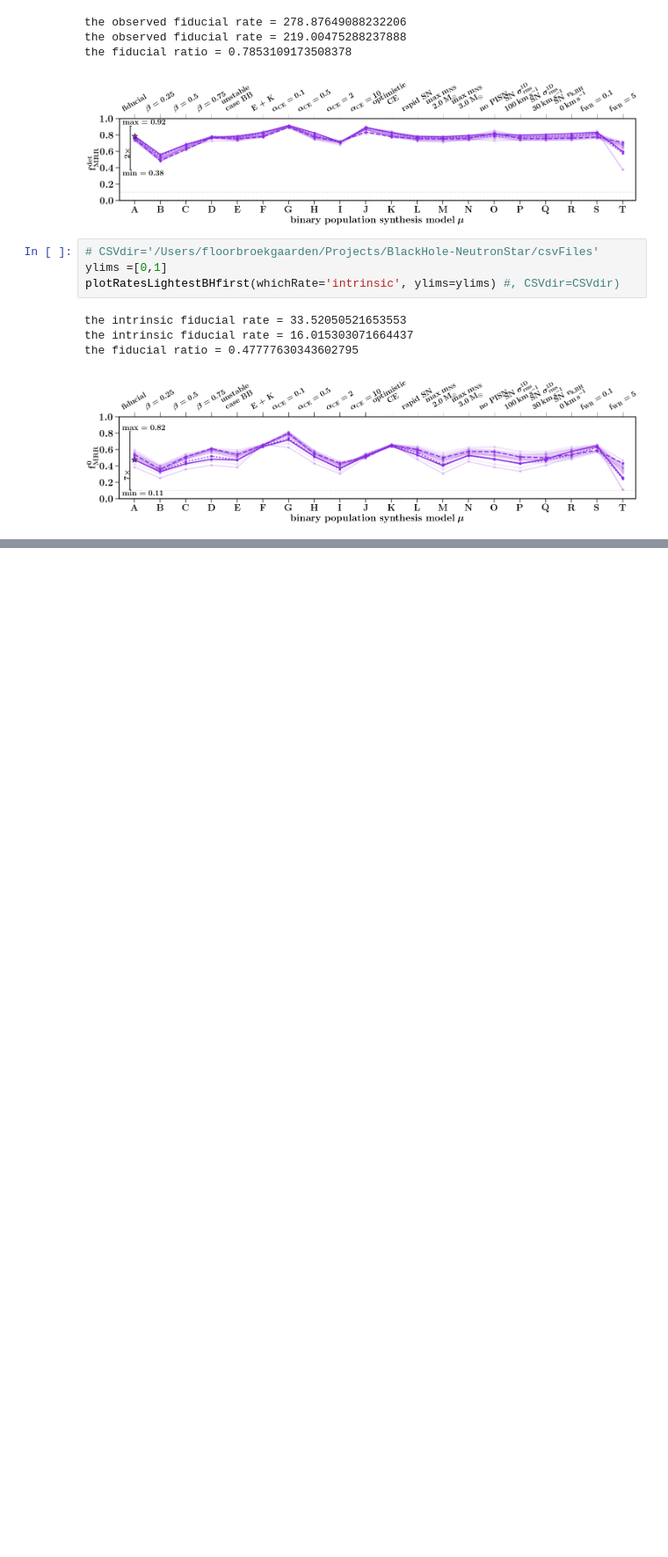
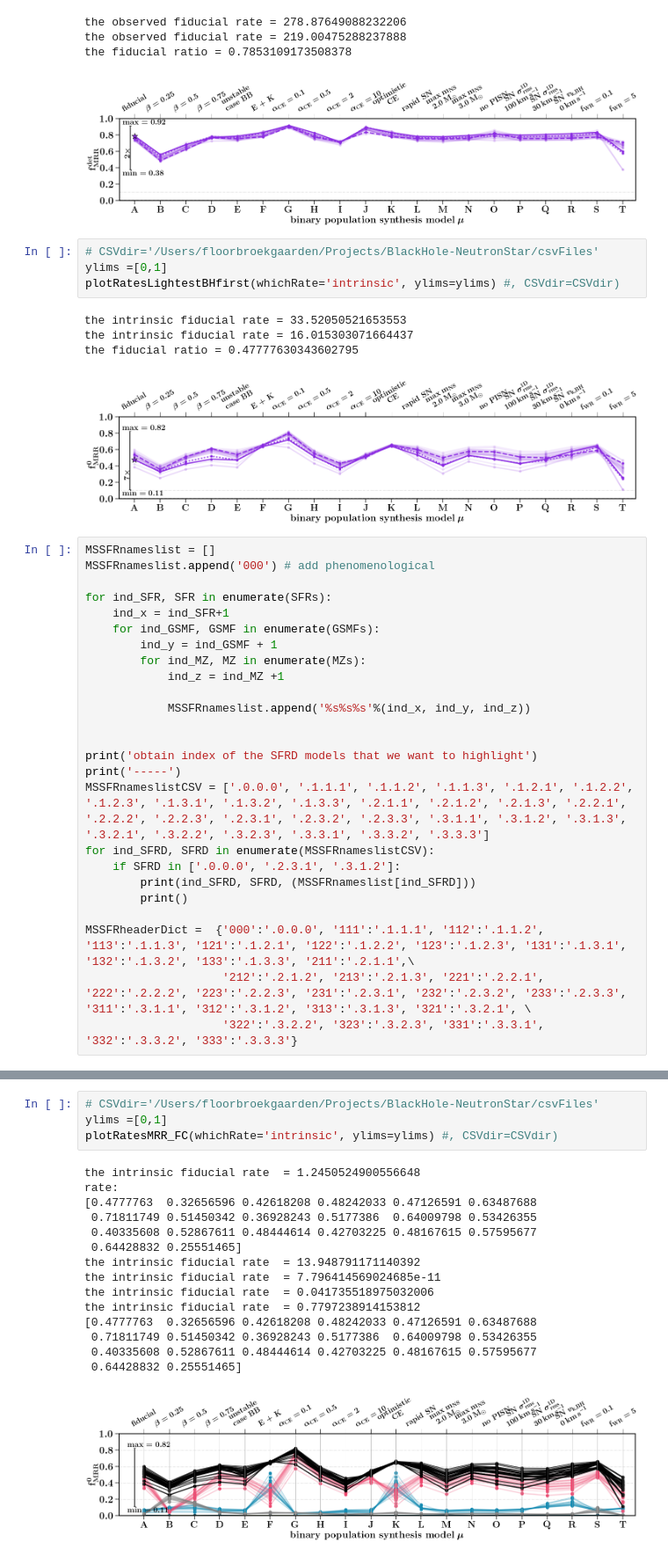
Before and after one commit to FloorBroekgaarden/MRR_Project, a Jupyter notebook: MRR_Rates_For_All_Models/MRR_Rates_Intrinsic_and_Detectable_summary.ipynb, the cells around one changed output, grey strips where cells are left out. Shown at 88% size. Saved outputs shown, nothing was run; the diff lists cells and outputs as text; blank space fills up the shorter version.

Commit message:
update figures

```diff
--- a/MRR_Rates_For_All_Models/MRR_Rates_Intrinsic_and_Detectable_summary.ipynb
+++ b/MRR_Rates_For_All_Models/MRR_Rates_Intrinsic_and_Detectable_summary.ipynb
@@ -260,3 +260,28 @@ the intrinsic fiducial rate = 33.52050521653553
 the intrinsic fiducial rate = 16.015303071664437
 the fiducial ratio = 0.47777630343602795
 [figure]
+# %%
+MSSFRnameslist = []
+MSSFRnameslist.append('000') # add phenomenological
+
+for ind_SFR, SFR in enumerate(SFRs):
+	ind_x = ind_SFR+1
+	for ind_GSMF, GSMF in enumerate(GSMFs):
+		ind_y = ind_GSMF + 1
+		for ind_MZ, MZ in enumerate(MZs):
+			ind_z = ind_MZ +1
+
+			MSSFRnameslist.append('%s%s%s'%(ind_x, ind_y, ind_z))
+
+
+print('obtain index of the SFRD models that we want to highlight')
+print('-----')
+MSSFRnameslistCSV = ['.0.0.0', '.1.1.1', '.1.1.2', '.1.1.3', '.1.2.1', '.1.2.2', '.1.2.3', '.1.3.1', '.1.3.2', '.1.3.3', '.2.1.1', '.2.1.2', '.2.1.3', '.2.2.1', '.2.2.2', '.2.2.3', '.2.3.1', '.2.3.2', '.2.3.3', '.3.1.1', '.3.1.2', '.3.1.3', '.3.2.1', '.3.2.2', '.3.2.3', '.3.3.1', '.3.3.2', '.3.3.3']
+for ind_SFRD, SFRD in enumerate(MSSFRnameslistCSV):
+    if SFRD in ['.0.0.0', '.2.3.1', '.3.1.2']:
+        print(ind_SFRD, SFRD, (MSSFRnameslist[ind_SFRD]))
+        print()
+
+MSSFRheaderDict =  {'000':'.0.0.0', '111':'.1.1.1', '112':'.1.1.2', '113':'.1.1.3', '121':'.1.2.1', '122':'.1.2.2', '123':'.1.2.3', '131':'.1.3.1', '132':'.1.3.2', '133':'.1.3.3', '211':'.2.1.1',\
+                    '212':'.2.1.2', '213':'.2.1.3', '221':'.2.2.1', '222':'.2.2.2', '223':'.2.2.3', '231':'.2.3.1', '232':'.2.3.2', '233':'.2.3.3', '311':'.3.1.1', '312':'.3.1.2', '313':'.3.1.3', '321':'.3.2.1', \
+                    '322':'.3.2.2', '323':'.3.2.3', '331':'.3.3.1', '332':'.3.3.2', '333':'.3.3.3'}
@@ -262,0 +508,20 @@ the fiducial ratio = 0.47777630343602795
+# %%
+# CSVdir='/Users/floorbroekgaarden/Projects/BlackHole-NeutronStar/csvFiles'
+ylims =[0,1]
+plotRatesMRR_FC(whichRate='intrinsic', ylims=ylims) #, CSVdir=CSVdir)
+# %% [output]
+the intrinsic fiducial rate  = 1.2450524900556648
+rate:
+[0.4777763  0.32656596 0.42618208 0.48242033 0.47126591 0.63487688
+ 0.71811749 0.51450342 0.36928243 0.5177386  0.64009798 0.53426355
+ 0.40335608 0.52867611 0.48444614 0.42703225 0.48167615 0.57595677
+ 0.64428832 0.25551465]
+the intrinsic fiducial rate  = 13.948791171140392
+the intrinsic fiducial rate  = 7.796414569024685e-11
+the intrinsic fiducial rate  = 0.041735518975032006
+the intrinsic fiducial rate  = 0.7797238914153812
+[0.4777763  0.32656596 0.42618208 0.48242033 0.47126591 0.63487688
+ 0.71811749 0.51450342 0.36928243 0.5177386  0.64009798 0.53426355
+ 0.40335608 0.52867611 0.48444614 0.42703225 0.48167615 0.57595677
+ 0.64428832 0.25551465]
+[figure, added]
```
Also changed, not shown: parts of 9 cells of this notebook, 14 other files.
